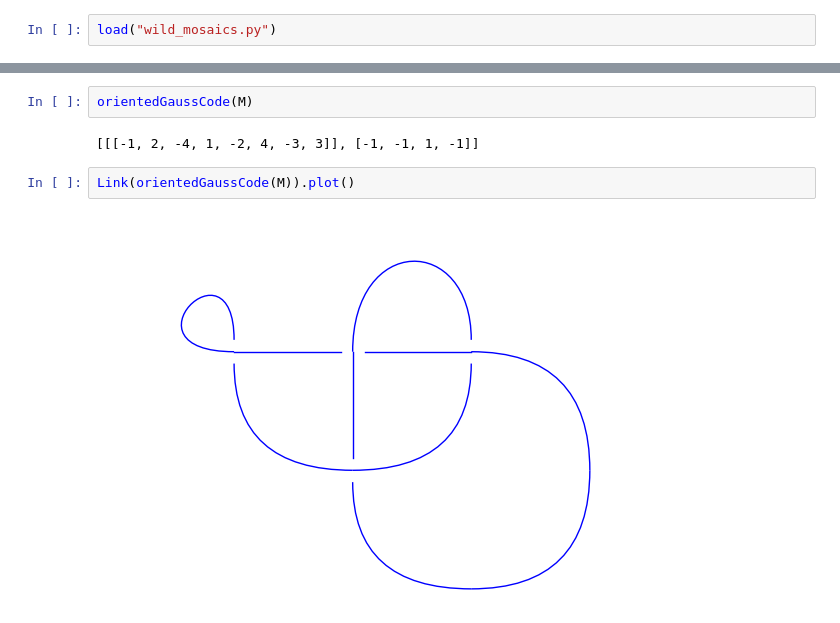
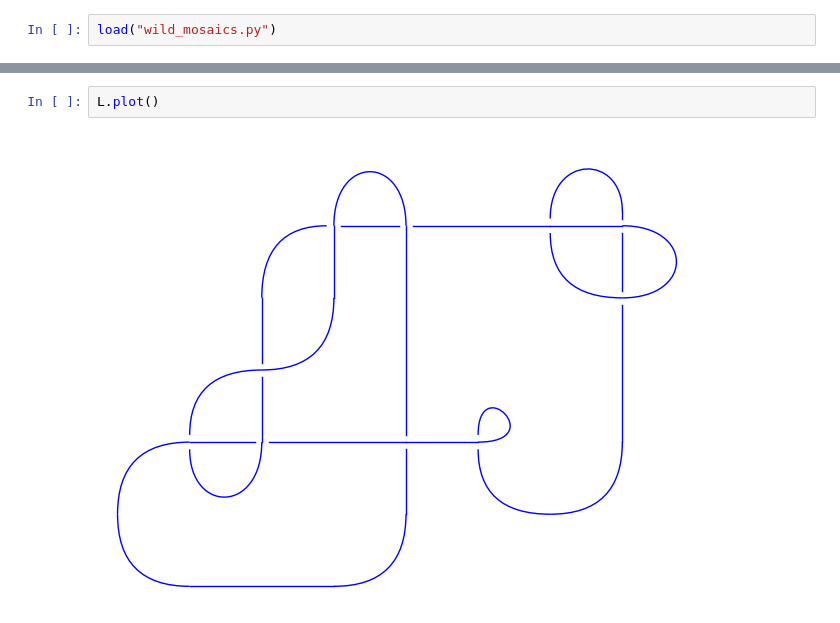
Before and after one commit to andrew-tawfeek/knot_mosaics, a Jupyter notebook: orientedGauss.ipynb, the cells around one changed output, grey strips where cells are left out. Drawn from its saved outputs; the diff is of its cells as text.

```diff
--- a/orientedGauss.ipynb
+++ b/orientedGauss.ipynb
@@ -108,8 +9,4 @@ M.show(10)
-# %%
-orientedGaussCode(M)
-# %% [output]
-[[[-1, 2, -4, 1, -2, 4, -3, 3]], [-1, -1, 1, -1]]
-# %%
-Link(orientedGaussCode(M)).plot()
-# %% [output]
-[figure, removed]
+# %%
+L.plot()
+# %% [output]
+[figure, added]
```
Also changed, not shown: parts of 12 cells of this notebook.
